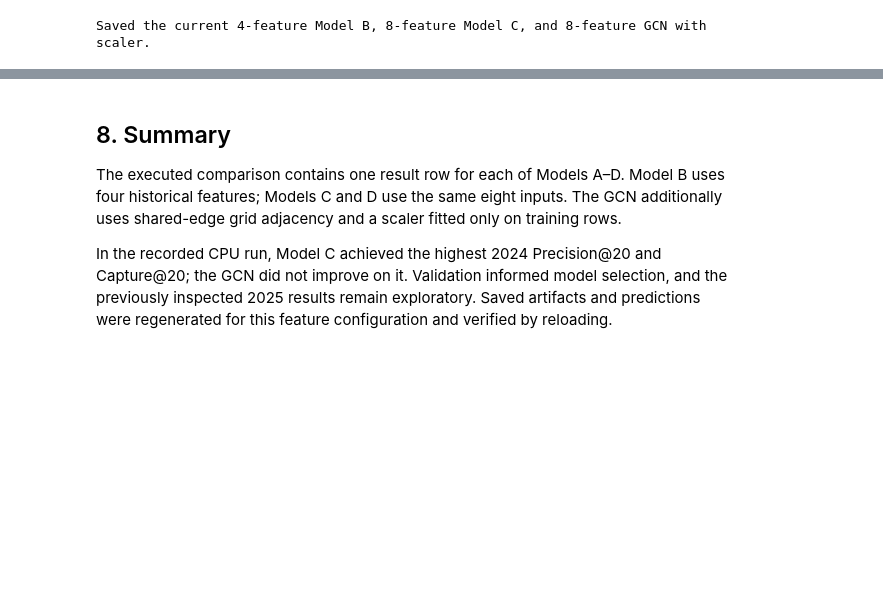
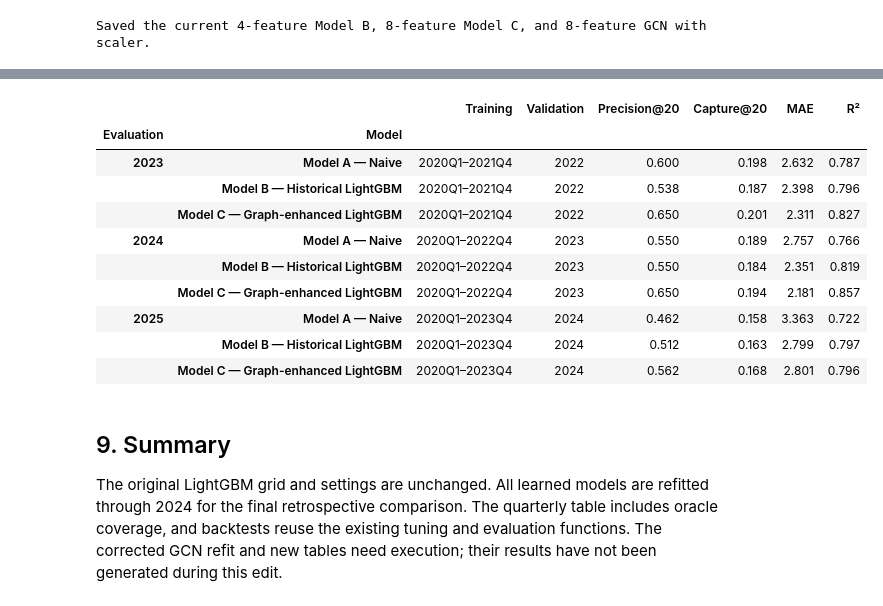
Before and after one commit to andrewgabrielm/RoadRisk, a Jupyter notebook: notebooks/05_modeling_evaluation.ipynb, the cells around one changed output, grey strips where cells are left out. Drawn from its saved outputs; the diff is of its cells as text; code cells hidden in the pictures; blank space fills up the shorter version.

```diff
--- a/notebooks/05_modeling_evaluation.ipynb
+++ b/notebooks/05_modeling_evaluation.ipynb
@@ -620,11 +662,53 @@ Model and GNN scaler loading verified in 0.07s.
+# %%
+folds = [("2021Q4", 2022, 2023), ("2022Q4", 2023, 2024), ("2023Q4", 2024, 2025)]
+backtest_rows = []
+for train_end, validation_year, evaluation_year in folds:
+    if evaluation_year == 2025:
+        fold_results = test_results_df.loc[list(model_predictions)[:3]]
+    else:
+        fold_train = model_data[model_data["quarter"].between("2020Q1", train_end)].copy()
+        fold_val = model_data[model_data["quarter"].dt.year == validation_year].copy()
+        fold_test = model_data[model_data["quarter"].dt.year == evaluation_year].copy()
+        _, _, fold_params_b = tune_model(historical_cols, fold_train, fold_val)
+        _, _, fold_params_c = tune_model(model_c_features, fold_train, fold_val)
+        fold_refit = pd.concat([fold_train, fold_val])
+
+        fold_model_b = LGBMRegressor(**fold_params_b, learning_rate=0.05, random_state=SEED, verbosity=-1, n_jobs=1)
+        fold_model_c = LGBMRegressor(**fold_params_c, learning_rate=0.05, random_state=SEED, verbosity=-1, n_jobs=1)
+        fold_model_b.fit(fold_refit[historical_cols], fold_refit["collisions"])
+        fold_model_c.fit(fold_refit[model_c_features], fold_refit["collisions"])
+        fold_test["baseline_pred"] = fold_test["lag_1"]
+        fold_test["model_b_pred"] = np.maximum(fold_model_b.predict(fold_test[historical_cols]), 0)
+        fold_test["model_c_pred"] = np.maximum(fold_model_c.predict(fold_test[model_c_features]), 0)
+        fold_results = pd.DataFrame({
+            name: evaluate_model(fold_test, column)
+            for name, column in list(model_predictions.items())[:3]
+        }).T
+
+    for name, scores in fold_results.iterrows():
+        backtest_rows.append({
+            "Training": "2020Q1–" + train_end, "Validation": validation_year,
+            "Evaluation": evaluation_year, "Model": name, **scores.to_dict()
+        })
+backtest_results = pd.DataFrame(backtest_rows)
+display(backtest_results.set_index(["Evaluation", "Model"]).round(3))
+# %% [output]
+|  |  | Training | Validation | Precision@20 | Capture@20 | MAE | R² |
+| Evaluation | Model |  |  |  |  |  |  |
+| 2023 | Model A — Naive | 2020Q1–2021Q4 | 2022 | 0.600 | 0.198 | 2.632 | 0.787 |
+|  | Model B — Historical LightGBM | 2020Q1–2021Q4 | 2022 | 0.538 | 0.187 | 2.398 | 0.796 |
+|  | Model C — Graph-enhanced LightGBM | 2020Q1–2021Q4 | 2022 | 0.650 | 0.201 | 2.311 | 0.827 |
+| 2024 | Model A — Naive | 2020Q1–2022Q4 | 2023 | 0.550 | 0.189 | 2.757 | 0.766 |
+|  | Model B — Historical LightGBM | 2020Q1–2022Q4 | 2023 | 0.550 | 0.184 | 2.351 | 0.819 |
+|  | Model C — Graph-enhanced LightGBM | 2020Q1–2022Q4 | 2023 | 0.650 | 0.194 | 2.181 | 0.857 |
+| 2025 | Model A — Naive | 2020Q1–2023Q4 | 2024 | 0.462 | 0.158 | 3.363 | 0.722 |
+|  | Model B — Historical LightGBM | 2020Q1–2023Q4 | 2024 | 0.512 | 0.163 | 2.799 | 0.797 |
+|  | Model C — Graph-enhanced LightGBM | 2020Q1–2023Q4 | 2024 | 0.562 | 0.168 | 2.801 | 0.796 |
 # %% [markdown]
-## 8. Summary
+## 9. Summary
 
-The executed comparison contains one result row for each of Models A–D. Model B
-uses four historical features; Models C and D use the same eight inputs. The GCN
-additionally uses shared-edge grid adjacency and a scaler fitted only on training rows.
-
-In the recorded CPU run, Model C achieved the highest 2024 Precision@20 and
-Capture@20; the GCN did not improve on it. Validation informed model selection,
-and the previously inspected 2025 results remain exploratory. Saved artifacts and
-predictions were regenerated for this feature configuration and verified by reloading.
+The original LightGBM grid and settings are unchanged. All learned models are
+refitted through 2024 for the final retrospective comparison. The quarterly table
+includes oracle coverage, and backtests reuse the existing tuning and evaluation
+functions. The corrected GCN refit and new tables need execution; their results
+have not been generated during this edit.
```
Also changed, not shown: parts of 11 cells of this notebook, 6 other files.
